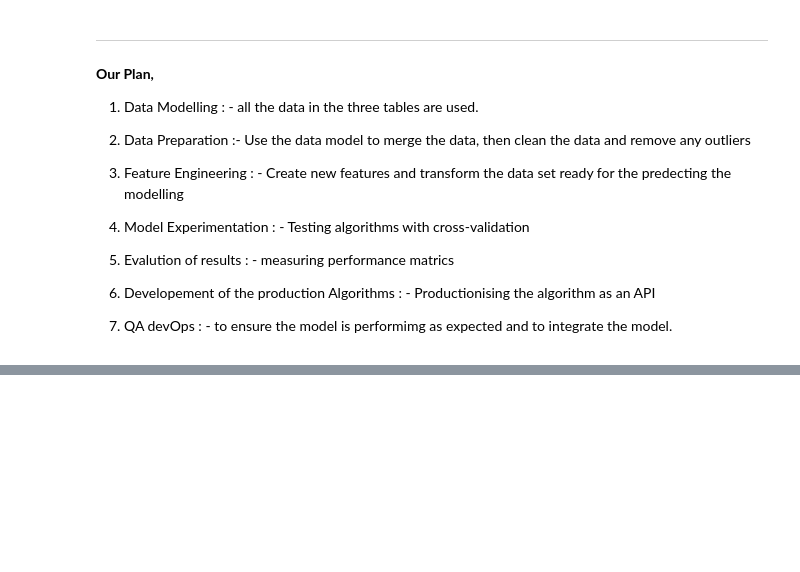
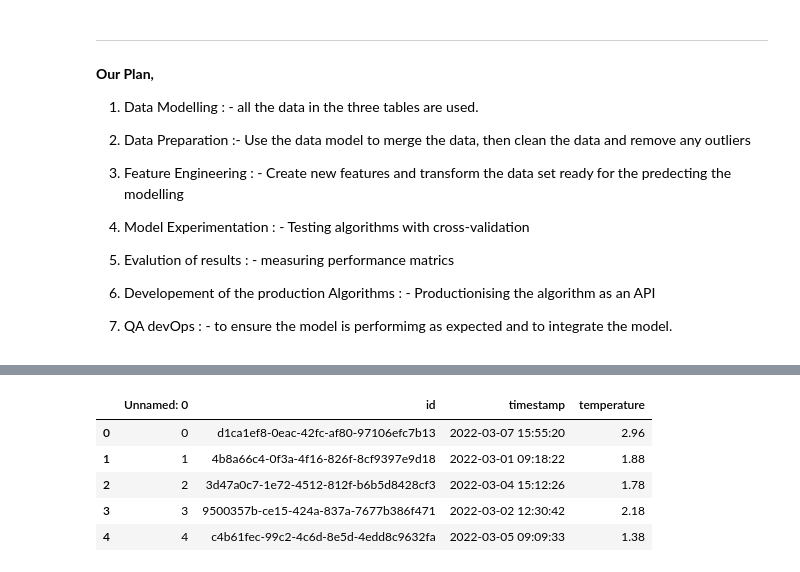
Before and after one commit to kunalNbadgujar/Cognizant-Artificial-Intelligence-Virtual-Internship-Project, a Jupyter notebook: Task_1.ipynb, the cells around one changed output, grey strips where cells are left out. Cells and saved outputs as stored; diff of their text form; code cells hidden in the pictures; blank space fills up the shorter version.

```diff
--- a/Task_1.ipynb
+++ b/Task_1.ipynb
@@ -350,0 +375,9 @@ Now, The client has agreed to share more data in the form of sensor data. They u
+# %%
+temperature.head()
+# %% [output]
+|  | Unnamed: 0 | id | timestamp | temperature |
+| 0 | 0 | d1ca1ef8-0eac-42fc-af80-97106efc7b13 | 2022-03-07 15:55:20 | 2.96 |
+| 1 | 1 | 4b8a66c4-0f3a-4f16-826f-8cf9397e9d18 | 2022-03-01 09:18:22 | 1.88 |
+| 2 | 2 | 3d47a0c7-1e72-4512-812f-b6b5d8428cf3 | 2022-03-04 15:12:26 | 1.78 |
+| 3 | 3 | 9500357b-ce15-424a-837a-7677b386f471 | 2022-03-02 12:30:42 | 2.18 |
+| 4 | 4 | c4b61fec-99c2-4c6d-8e5d-4edd8c9632fa | 2022-03-05 09:09:33 | 1.38 |
```
Also changed, not shown: parts of 5 cells of this notebook.
